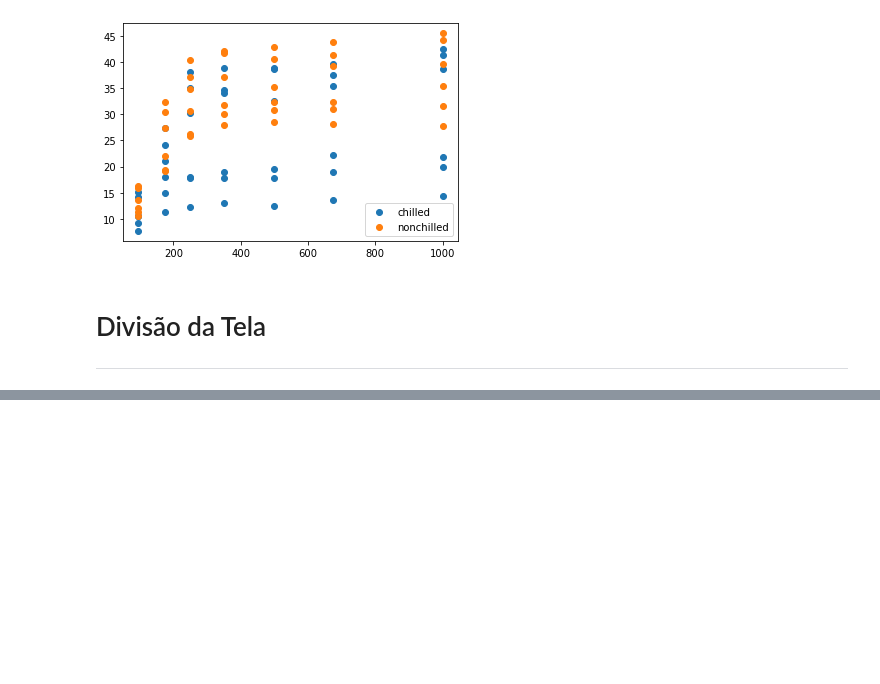
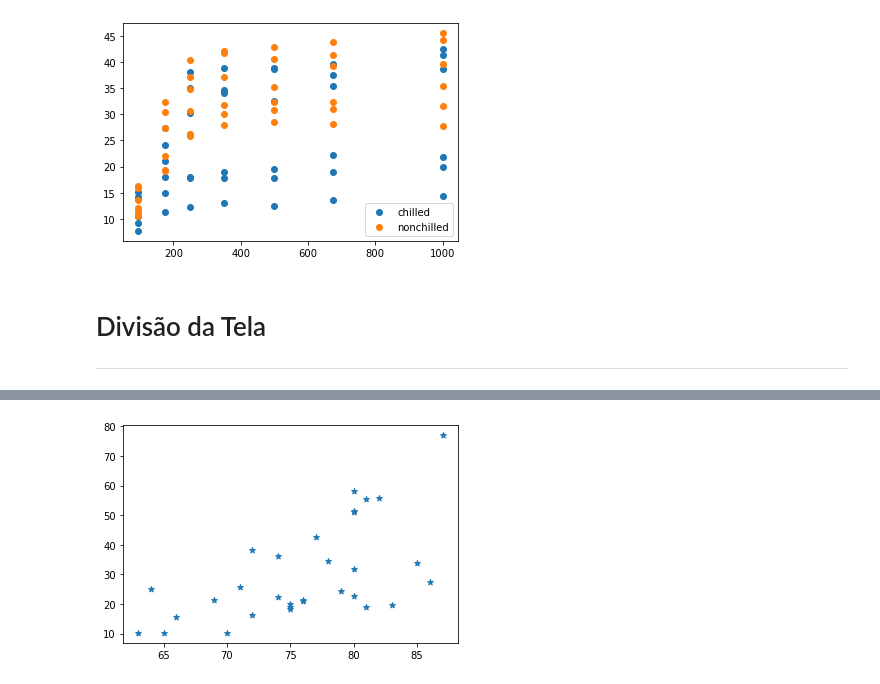
Before and after one commit to emariot/Tratamento_Dados_R_Python, a Jupyter notebook: Python/Gráficos.ipynb, the cells around one changed output, grey strips where cells are left out. Cells and saved outputs as stored; diff of their text form; code cells hidden in the pictures; blank space fills up the shorter version.

```diff
--- a/Python/Gráficos.ipynb
+++ b/Python/Gráficos.ipynb
@@ -131,0 +140,4 @@ plt.legend(loc = 'lower right');
+# %%
+plt.scatter(data.Height, data.Volume, marker='*');
+# %% [output]
+[figure, added]
```
Also changed, not shown: parts of 10 cells of this notebook.
